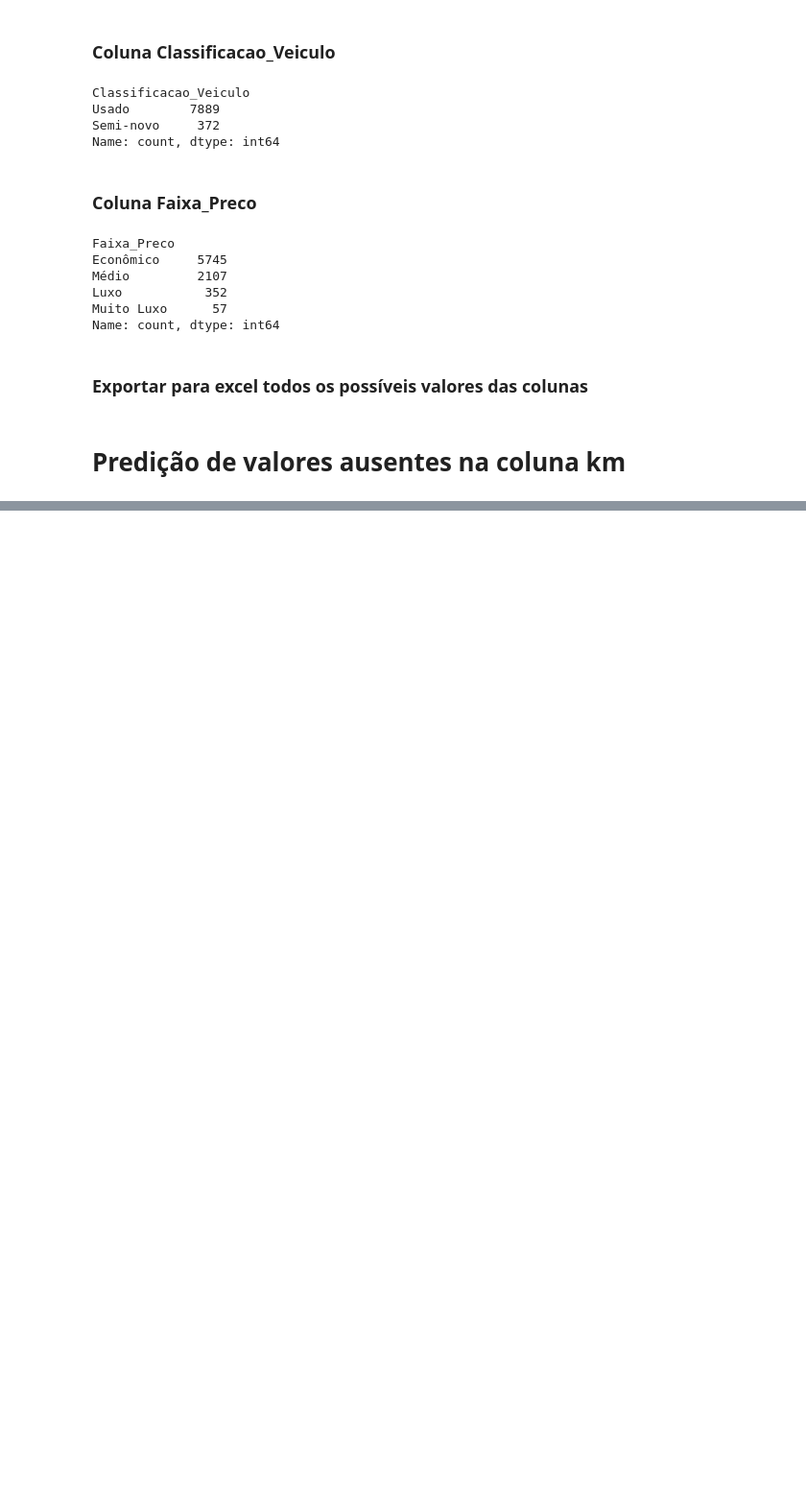
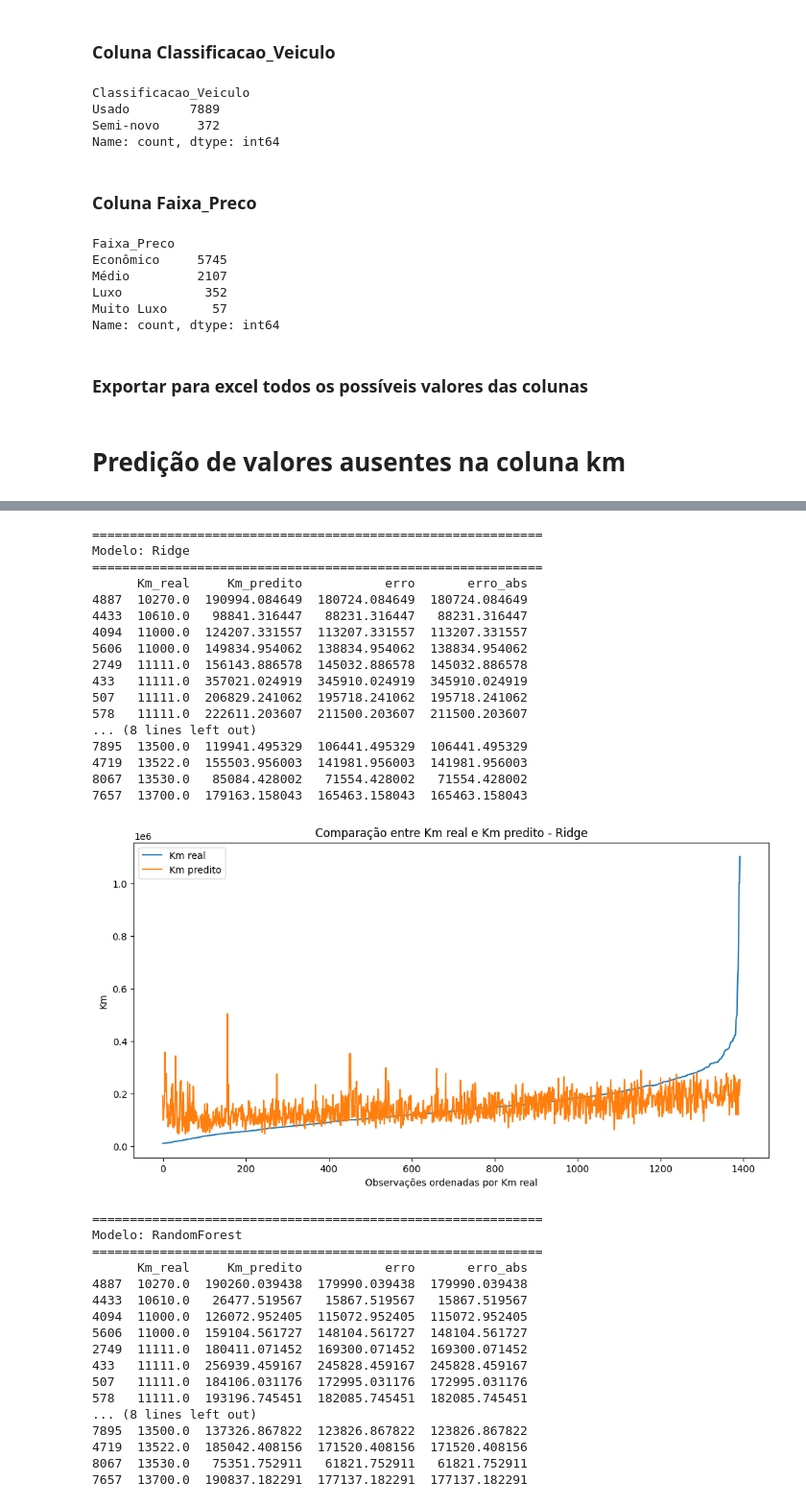
Before and after one commit to adrianop/ESE410035---Introducao-ao-Aprendizado-de-Maquina, a Jupyter notebook: 1 - analise_exploratoria.ipynb, the cells around one changed output, grey strips where cells are left out. Shown at 96% size. Saved outputs shown, nothing was run; the diff lists cells and outputs as text; code cells hidden in the pictures; blank space fills up the shorter version.

```diff
--- a/1 - analise_exploratoria.ipynb
+++ b/1 - analise_exploratoria.ipynb
@@ -1004,18 +958,0 @@ resultado_km.head(20)
-# %%
-import matplotlib.pyplot as plt
-
-resultado_km = pd.DataFrame({
-    "Km_real": y_test.values,
-    "Km_predito": y_pred
-}, index=y_test.index)
-
-resultado_km = resultado_km.sort_values("Km_real", ascending=True).reset_index(drop=True)
-
-plt.figure(figsize=(12, 6))
-plt.plot(resultado_km["Km_real"].values, label="Km real")
-plt.plot(resultado_km["Km_predito"].values, label="Km predito")
-plt.xlabel("Observações ordenadas por Km real")
-plt.ylabel("Km")
-plt.title("Comparação entre Km real e Km predito")
-plt.legend()
-plt.show()
@@ -1023,0 +1097,56 @@ plt.show()
+# %%
+# =========================================================
+# 5. Mostrar tabela e gráfico para cada modelo
+# =========================================================
+for nome_modelo, resultado_km in resultados_predicoes.items():
+    print(f"\n{'='*60}")
+    print(f"Modelo: {nome_modelo}")
+    print(f"{'='*60}")
+    print(resultado_km.head(20))
+
+    resultado_plot = resultado_km.reset_index(drop=True)
+
+    plt.figure(figsize=(12, 6))
+    plt.plot(resultado_plot["Km_real"].values, label="Km real")
+    plt.plot(resultado_plot["Km_predito"].values, label="Km predito")
+    plt.xlabel("Observações ordenadas por Km real")
+    plt.ylabel("Km")
+    plt.title(f"Comparação entre Km real e Km predito - {nome_modelo}")
+    plt.legend()
+    plt.show()
+# %% [output]
+============================================================
+Modelo: Ridge
+============================================================
+      Km_real     Km_predito           erro       erro_abs
+4887  10270.0  190994.084649  180724.084649  180724.084649
+4433  10610.0   98841.316447   88231.316447   88231.316447
+4094  11000.0  124207.331557  113207.331557  113207.331557
+5606  11000.0  149834.954062  138834.954062  138834.954062
+2749  11111.0  156143.886578  145032.886578  145032.886578
+433   11111.0  357021.024919  345910.024919  345910.024919
+507   11111.0  206829.241062  195718.241062  195718.241062
+578   11111.0  222611.203607  211500.203607  211500.203607
+... (8 lines left out)
+7895  13500.0  119941.495329  106441.495329  106441.495329
+4719  13522.0  155503.956003  141981.956003  141981.956003
+8067  13530.0   85084.428002   71554.428002   71554.428002
+7657  13700.0  179163.158043  165463.158043  165463.158043
+[figure, added]
+============================================================
+Modelo: RandomForest
+============================================================
+      Km_real     Km_predito           erro       erro_abs
+4887  10270.0  190260.039438  179990.039438  179990.039438
+4433  10610.0   26477.519567   15867.519567   15867.519567
+4094  11000.0  126072.952405  115072.952405  115072.952405
+5606  11000.0  159104.561727  148104.561727  148104.561727
+2749  11111.0  180411.071452  169300.071452  169300.071452
+433   11111.0  256939.459167  245828.459167  245828.459167
+507   11111.0  184106.031176  172995.031176  172995.031176
+578   11111.0  193196.745451  182085.745451  182085.745451
+... (8 lines left out)
+7895  13500.0  137326.867822  123826.867822  123826.867822
+4719  13522.0  185042.408156  171520.408156  171520.408156
+8067  13530.0   75351.752911   61821.752911   61821.752911
+7657  13700.0  190837.182291  177137.182291  177137.182291
```
Also changed, not shown: parts of 9 cells of this notebook, 1 other file.
